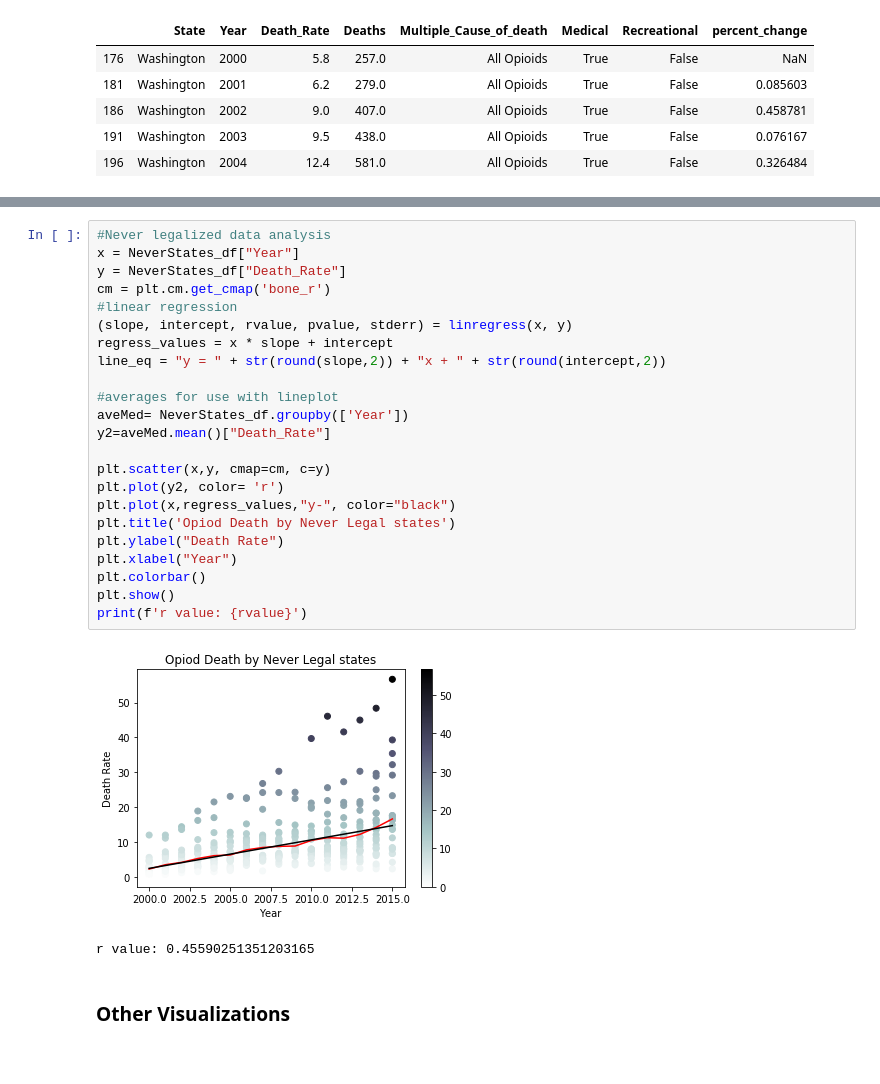
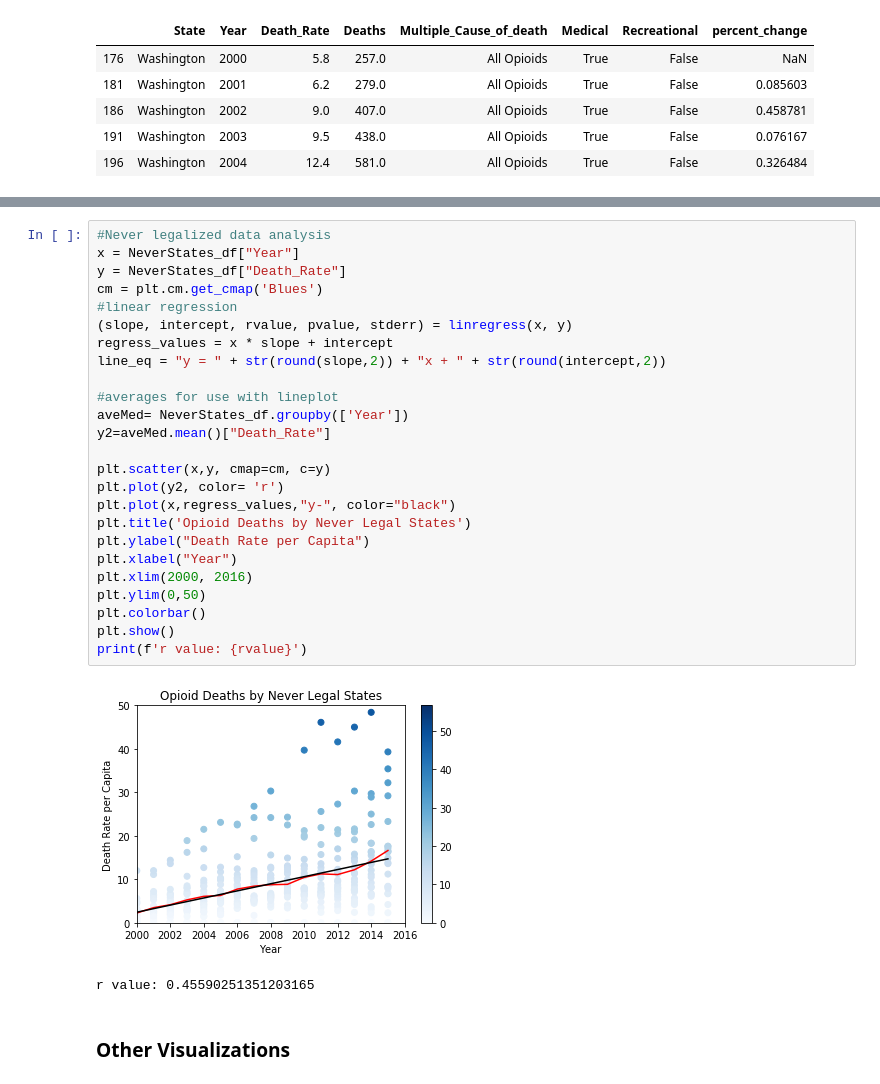
Before and after one commit to fia400/CPSSTeam, a Jupyter notebook: CPSS Main Code - Final.ipynb, the cells around one changed output, grey strips where cells are left out. Cells and saved outputs as stored; diff of their text form.

```diff
--- a/CPSS Main Code - Final.ipynb
+++ b/CPSS Main Code - Final.ipynb
@@ -429,28 +367,30 @@ NeverStates_df
 # %%
 #Never legalized data analysis
 x = NeverStates_df["Year"]
 y = NeverStates_df["Death_Rate"]
-cm = plt.cm.get_cmap('bone_r')
+cm = plt.cm.get_cmap('Blues')
 #linear regression
 (slope, intercept, rvalue, pvalue, stderr) = linregress(x, y)
 regress_values = x * slope + intercept
 line_eq = "y = " + str(round(slope,2)) + "x + " + str(round(intercept,2))
 
 #averages for use with lineplot
 aveMed= NeverStates_df.groupby(['Year'])
 y2=aveMed.mean()["Death_Rate"]
 
 plt.scatter(x,y, cmap=cm, c=y)
 plt.plot(y2, color= 'r')
 plt.plot(x,regress_values,"y-", color="black")
-plt.title('Opiod Death by Never Legal states')
-plt.ylabel("Death Rate")
+plt.title('Opioid Deaths by Never Legal States')
+plt.ylabel("Death Rate per Capita")
 plt.xlabel("Year")
+plt.xlim(2000, 2016)
+plt.ylim(0,50)
 plt.colorbar()
 plt.show()
 print(f'r value: {rvalue}')
 # %% [output]
-[figure, old version]
+[figure, new version]
 r value: 0.45590251351203165
 # %% [markdown]
 ### Other Visualizations
```
Also changed, not shown: parts of 34 cells of this notebook.
